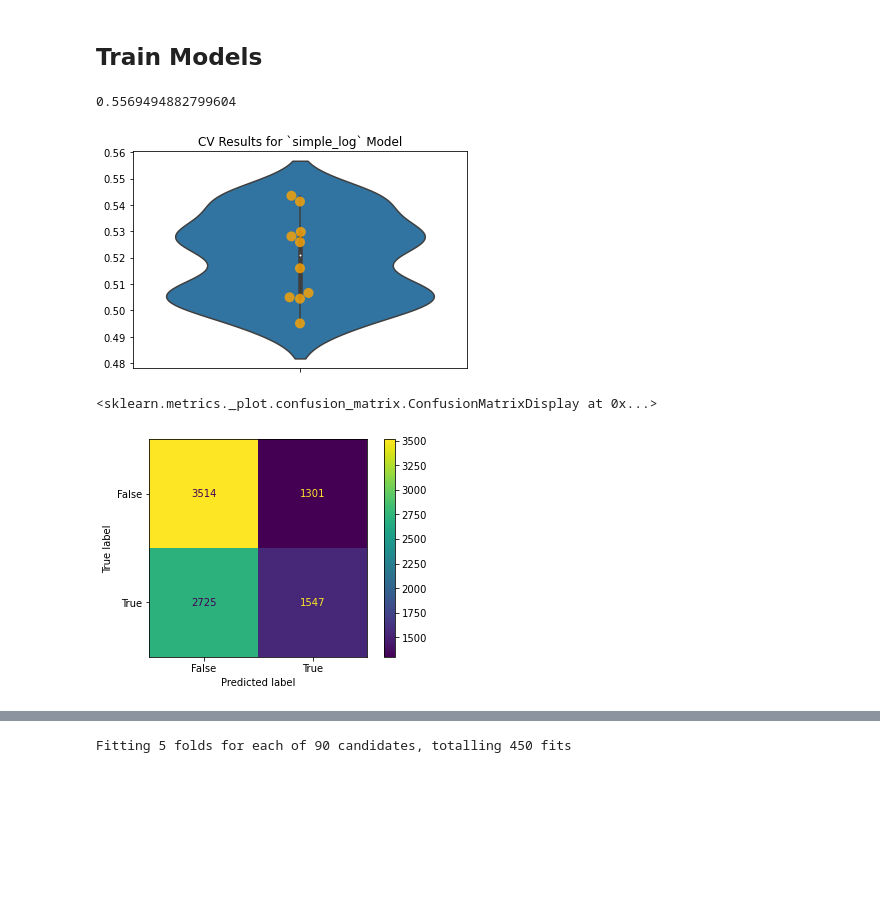
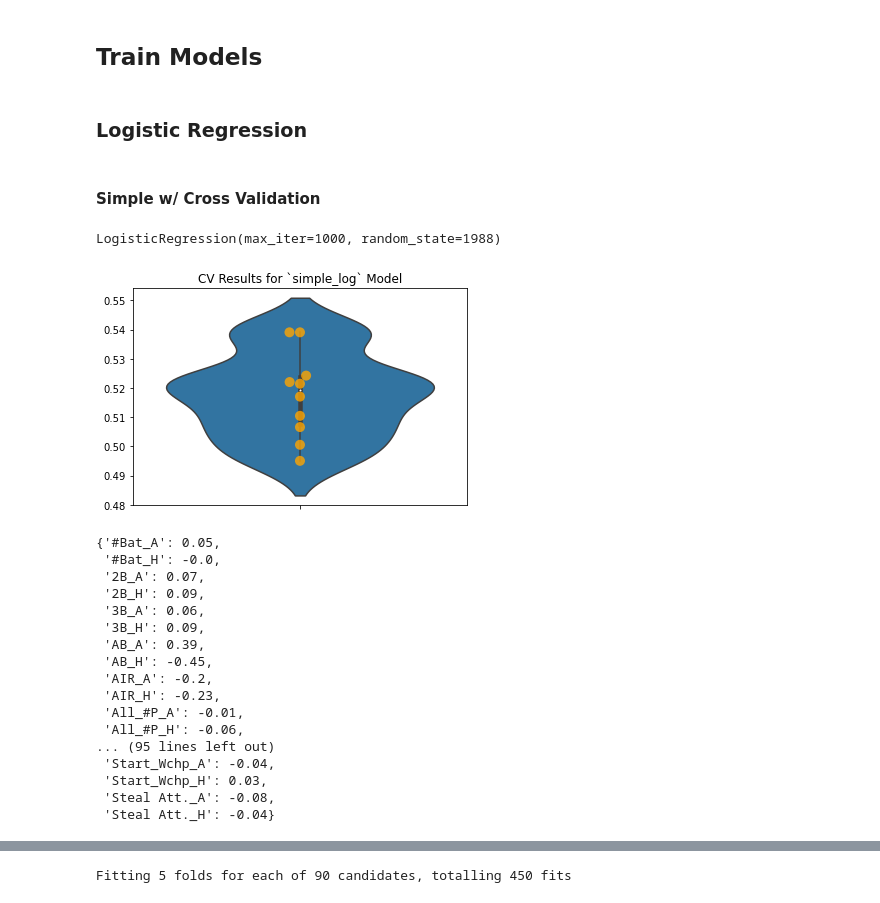
Before and after one commit to gpo2105/MLP_Over-Unders, a Jupyter notebook: Code/Final.ipynb, the cells around one changed output, grey strips where cells are left out. Cells and saved outputs as stored; diff of their text form; code cells hidden in the pictures; blank space fills up the shorter version.

Commit message:
Ongoing Edits
Added Teams text file and folder for data needed to skip length parts of execution in final notebook.

Edits to final notebook (through RF model gridsearch) & Readme file.

```diff
--- a/Code/Final.ipynb
+++ b/Code/Final.ipynb
@@ -991,0 +1282,7 @@ Because the team statistic data is so large, kept data exploration limited to th
+# %%
+f, ax = plt.subplots(figsize=(10, 10))
+corr = Batting.corr()
+mask = np.triu(np.ones_like(corr, dtype=bool))
+cmap = sns.diverging_palette(230, 20, as_cmap=True)
+sns.heatmap(corr, mask=mask, cmap=cmap, vmax=.3, center=0,
+            square=True, linewidths=.5, cbar_kws={"shrink": .5});
@@ -992,3 +1296,3 @@ Because the team statistic data is so large, kept data exploration limited to th
 # %%
-game_data=pd.read_pickle('../Merged DFs/Game_AllData.pkl')
+game_data=pd.read_pickle('../Merged DFs/Games_AllData.pkl')
 # %% [markdown]
@@ -1265,6 +1546,7 @@ dataset=pd.merge(game_data[['OVER','month','CloseOU']],stats,left_index=True,rig
 # %% [markdown]
 ## Prep Data for Training
 # %%
+dataset=pd.read_pickle('../Merged Dfs/Final_Database.pkl')
 X=dataset.drop('OVER',axis=1)
 y=dataset.OVER
 X_train,X_test,y_train,y_test=train_test_split(X,y,random_state=1988)
@@ -1299,8 +1558,12 @@ X_test=pd.DataFrame(scaler.transform(X_test),columns=X_test.columns,index=X_test
 # %% [markdown]
 ## Train Models
+# %% [markdown]
+### Logistic Regression
+# %% [markdown]
+#### Simple w/ Cross Validation
 # %%
-log_model=LogisticRegression(random_state=1988,max_iter=1000)
-log_model.fit(X_train,y_train)
-log_model.score(X_train,y_train)
+CV_log_results=ModelWithCV(LogisticRegression(random_state=1988,max_iter=1000),'simple_log',X_train,y_train)
+CV_log_model=CV_log_results.model
+CV_log_model.fit(X_train,y_train)
 # %% [output]
-0.5569494882799604
+LogisticRegression(max_iter=1000, random_state=1988)
@@ -1309,13 +1573,27 @@ log_results=ModelWithCV(log_model,'simple_log',X_train,y_train)
 # %%
-log_results.cv_results
 fig,ax=plt.subplots()
-ax=log_results.plot_cv(ax)
+ax=CV_log_results.plot_cv(ax)
 plt.plot();
 # %% [output]
-[figure, old version]
+[figure, new version]
-# %%
-plot_confusion_matrix(log_model,X_train,y_train)
-# %% [output]
-<sklearn.metrics._plot.confusion_matrix.ConfusionMatrixDisplay at 0x...>
-[figure, removed]
+# %%
+pprint.pprint(dict(zip(X_train.columns.values,np.round(CV_log_model.coef_[0],2))))
+# %% [output]
+{'#Bat_A': 0.05,
+ '#Bat_H': -0.0,
+ '2B_A': 0.07,
+ '2B_H': 0.09,
+ '3B_A': 0.06,
+ '3B_H': 0.09,
+ 'AB_A': 0.39,
+ 'AB_H': -0.45,
+ 'AIR_A': -0.2,
+ 'AIR_H': -0.23,
+ 'All_#P_A': -0.01,
+ 'All_#P_H': -0.06,
+... (95 lines left out)
+ 'Start_Wchp_A': -0.04,
+ 'Start_Wchp_H': 0.03,
+ 'Steal Att._A': -0.08,
+ 'Steal Att._H': -0.04}
 # %%
```
Also changed, not shown: parts of 133 cells of this notebook, 22 other files.
